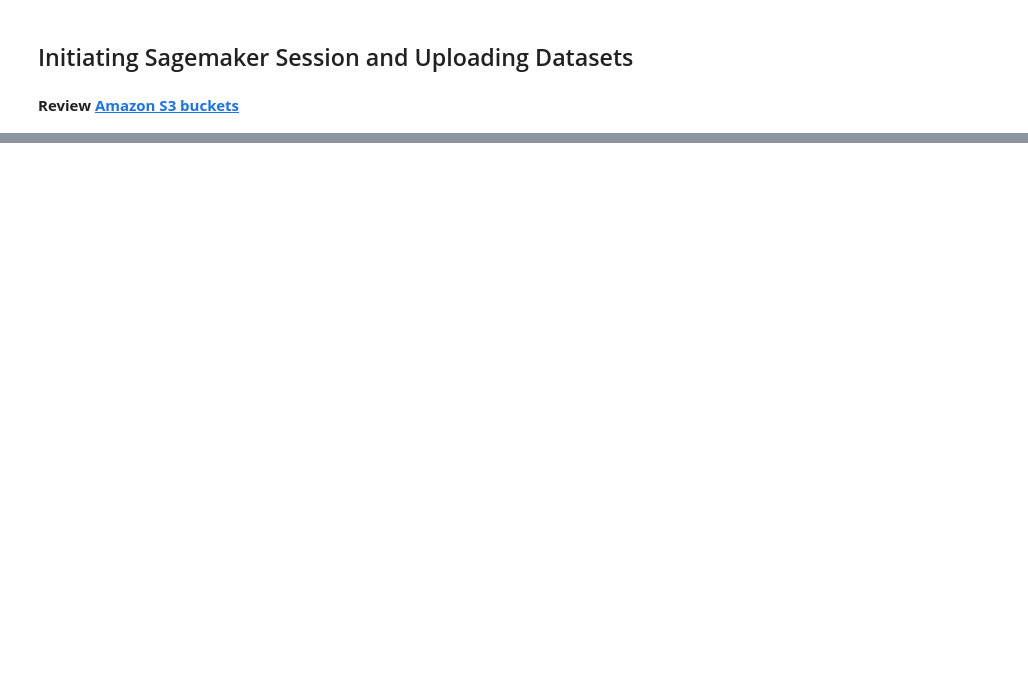
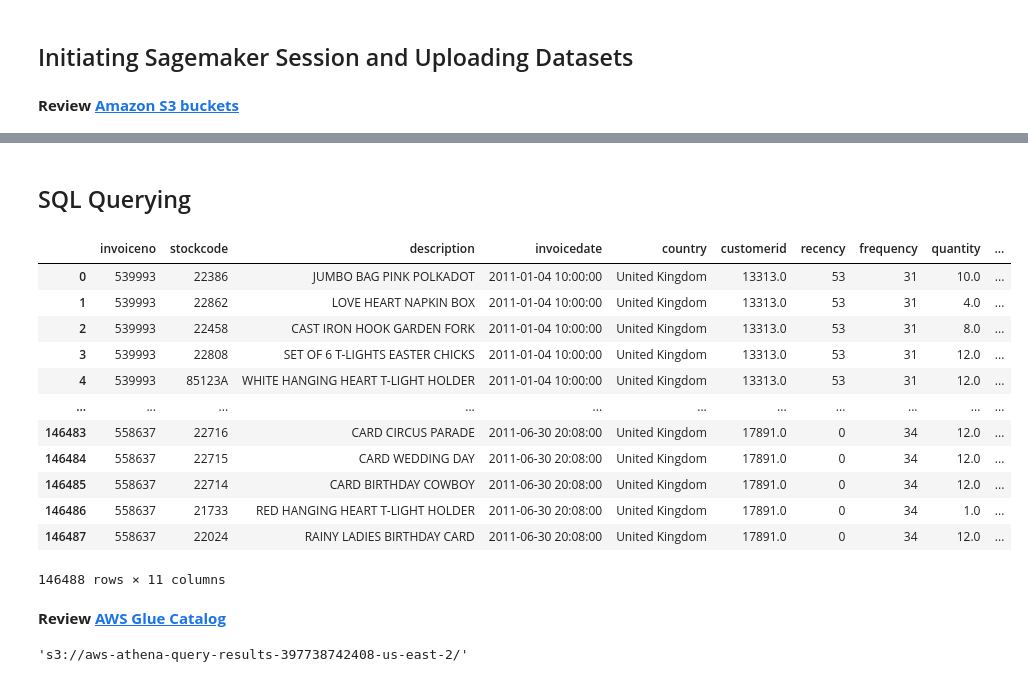
Before and after one commit to vubanc/AWS_DeployedCLVPredictor, a Jupyter notebook: AWS_DeployedCLVPredictor.ipynb, the cells around one changed output, grey strips where cells are left out. Cells and saved outputs as stored; diff of their text form; code cells hidden in the pictures; blank space fills up the shorter version.

```diff
--- a/AWS_DeployedCLVPredictor.ipynb
+++ b/AWS_DeployedCLVPredictor.ipynb
@@ -259,0 +273,18 @@ upload: ./df_input.csv to s3://sagemaker-us-east-2-397738742408/data/input/df_in
+# %% [markdown]
+## SQL Querying
+# %%
+wr.s3.read_csv(path = 's3://sagemaker-us-east-2-397738742408/data/df_transformed.csv')
+# %% [output]
+|  | invoiceno | stockcode | description | invoicedate | country | customerid | recency | frequency | quantity | ... |
+| 0 | 539993 | 22386 | JUMBO BAG PINK POLKADOT | 2011-01-04 10:00:00 | United Kingdom | 13313.0 | 53 | 31 | 10.0 | ... |
+| 1 | 539993 | 22862 | LOVE HEART NAPKIN BOX | 2011-01-04 10:00:00 | United Kingdom | 13313.0 | 53 | 31 | 4.0 | ... |
+| 2 | 539993 | 22458 | CAST IRON HOOK GARDEN FORK | 2011-01-04 10:00:00 | United Kingdom | 13313.0 | 53 | 31 | 8.0 | ... |
+| 3 | 539993 | 22808 | SET OF 6 T-LIGHTS EASTER CHICKS | 2011-01-04 10:00:00 | United Kingdom | 13313.0 | 53 | 31 | 12.0 | ... |
+| 4 | 539993 | 85123A | WHITE HANGING HEART T-LIGHT HOLDER | 2011-01-04 10:00:00 | United Kingdom | 13313.0 | 53 | 31 | 12.0 | ... |
+| ... | ... | ... | ... | ... | ... | ... | ... | ... | ... | ... |
+| 146483 | 558637 | 22716 | CARD CIRCUS PARADE | 2011-06-30 20:08:00 | United Kingdom | 17891.0 | 0 | 34 | 12.0 | ... |
+| 146484 | 558637 | 22715 | CARD WEDDING DAY | 2011-06-30 20:08:00 | United Kingdom | 17891.0 | 0 | 34 | 12.0 | ... |
+| 146485 | 558637 | 22714 | CARD BIRTHDAY COWBOY | 2011-06-30 20:08:00 | United Kingdom | 17891.0 | 0 | 34 | 12.0 | ... |
+| 146486 | 558637 | 21733 | RED HANGING HEART T-LIGHT HOLDER | 2011-06-30 20:08:00 | United Kingdom | 17891.0 | 0 | 34 | 1.0 | ... |
+| 146487 | 558637 | 22024 | RAINY LADIES BIRTHDAY CARD | 2011-06-30 20:08:00 | United Kingdom | 17891.0 | 0 | 34 | 12.0 | ... |
+146488 rows × 11 columns
@@ -259,0 +314,6 @@ upload: ./df_input.csv to s3://sagemaker-us-east-2-397738742408/data/input/df_in
+# %%
+from IPython.core.display import display, HTML
+
+display(HTML('<b>Review <a target="top" href="https://console.aws.amazon.com/glue/home?region={}#">AWS Glue Catalog</a></b>'.format(region)))
+# %% [output]
+Review AWS Glue Catalog
@@ -259,0 +332,4 @@ upload: ./df_input.csv to s3://sagemaker-us-east-2-397738742408/data/input/df_in
+# %%
+wr.athena.create_athena_bucket()
+# %% [output]
+'s3://aws-athena-query-results-397738742408-us-east-2/'
```
Also changed, not shown: parts of 18 cells of this notebook.
